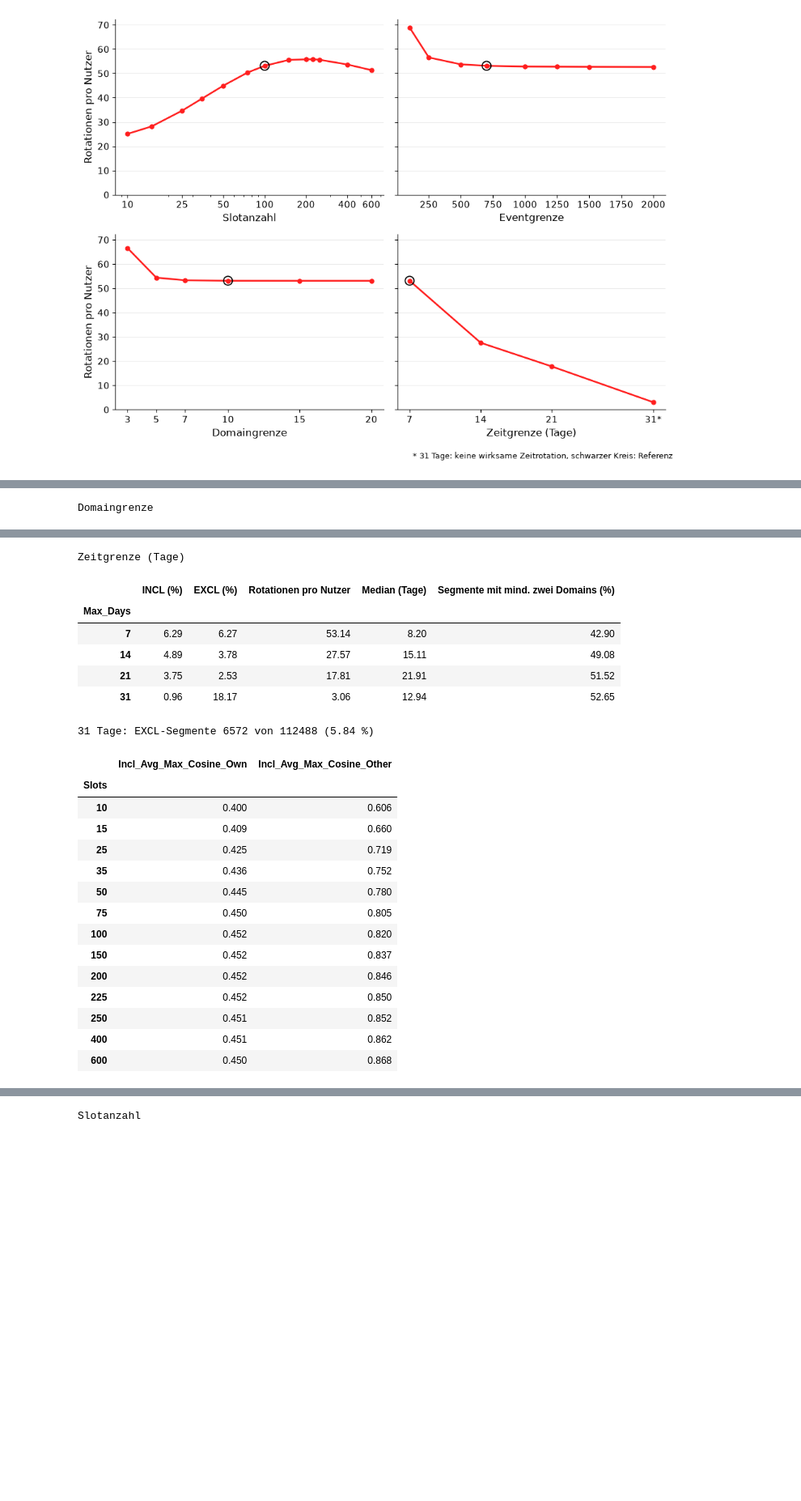
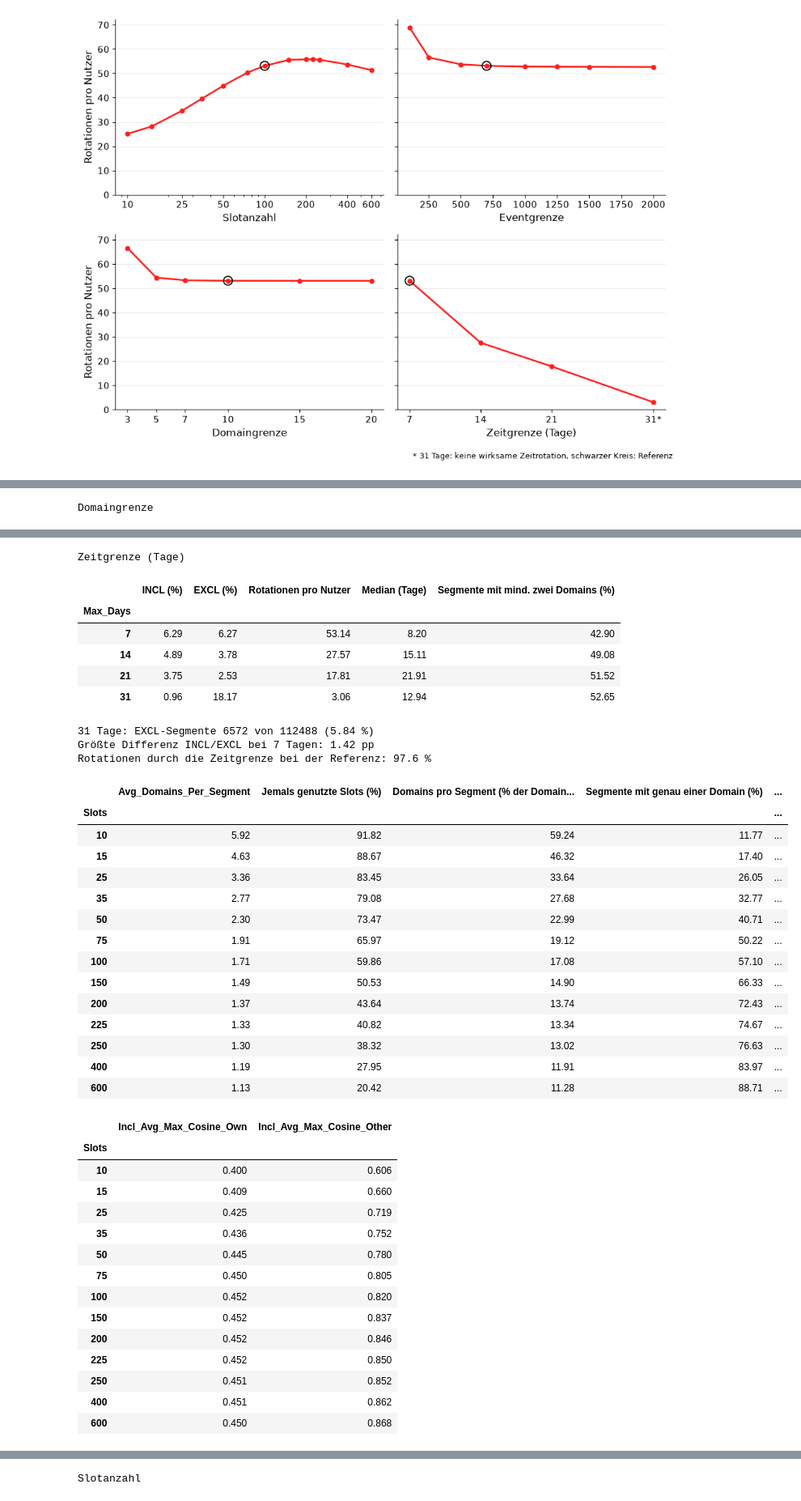
Before and after one commit to CrazyPat/pseudonymRotation, a Jupyter notebook: Auswertung/auswertung.ipynb, the cells around one changed output, grey strips where cells are left out. Shown at 81% size. Drawn from its saved outputs; the diff is of its cells as text; code cells hidden in the pictures; blank space fills up the shorter version.

```diff
--- a/Auswertung/auswertung.ipynb
+++ b/Auswertung/auswertung.ipynb
@@ -16,7 +16,8 @@ import numpy as np
 import pandas as pd
 import matplotlib.pyplot as plt
 import matplotlib.dates as mdates
-# weil eine ebene höher
+from scipy import stats
+# projektordner in den pfad, damit verkettung.py importiert werden kann
 sys.path.insert(0, str(Path.cwd().parent))
 from verkettung import linkage_metrics
 
@@ -34,7 +35,8 @@ trigger_file = results_dir / f"sweep_trigger_analyse{suffix}.csv"
 ranking_file = results_dir / f"verkettungs_ranking{suffix}.csv"
 segments_dir = results_dir / "raw_sweeps"
 
-n_users = 2148
+# anzahl nutzer aus den kennzahlen des datensatzes (2.148)
+n_users = json.loads((results_dir / "dataset_stats.json").read_text(encoding="utf-8"))["basis"]["n_nutzer"]
 ref = {"Slots": 100, "Max_Domains": 10, "Max_Events": 700, "Max_Days": 7}
 ref_name = f"{ref['Slots']}_{ref['Max_Domains']}_{ref['Max_Events']}_{ref['Max_Days']}"
 # Slotanzahlen, für die keep_raw in run_simulation.py existiert
@@ -198,6 +203,17 @@ r = get_series("Max_Days").loc[31]
 # wie viele segmente gehen in die excl rechnung mit ein
 print("31 Tage: EXCL-Segmente", int(r["Excl_Valid_Segments"]), "von", int(r["Incl_Valid_Segments"]), f"({r['Excl_Valid_Segments'] / r['Incl_Valid_Segments'] * 100:.2f} %)")
 
+# größte differenz zwischen incl und excl über alle konfigurationen mit 7 tagen (abschnitt 5.1.2)
+d7 = df[df["Max_Days"] == ref["Max_Days"]]
+print("Größte Differenz INCL/EXCL bei 7 Tagen:", round((d7["INCL (%)"] - d7["EXCL (%)"]).abs().max(), 2), "pp")
+
+# anteil der zeitgrenze an allen rotationen bei der referenz (abschnitt 5.3)
+ref_row = get_series("Slots").loc[ref["Slots"]]
+print("Rotationen durch die Zeitgrenze bei der Referenz:", round(ref_row["Rotation: Zeit"] / (ref_row["Rotation: Zeit"] + ref_row["Rotation: Events"] + ref_row["Rotation: Domains"]) * 100, 1), "%")
+
+# domains pro segment und nutzung der slots entlang der slotreihe (abschnitte 5.2.1 und 5.3)
+display(get_series("Slots")[["Avg_Domains_Per_Segment", "Jemals genutzte Slots (%)", "Domains pro Segment (% der Domaingrenze)", "Segmente mit genau einer Domain (%)", "Aufrufe in Ein-Domain-Segmenten (%)"]].round(2))
+
 # höchste Ähnlichkeit zu einem eigenen bzw. fremden Segment entlang der slotreihe
 get_series("Slots")[["Incl_Avg_Max_Cosine_Own", "Incl_Avg_Max_Cosine_Other"]].round(3)
 # %% [output]
@@ -218,47 +234,64 @@ Slotanzahl
 | 400 | 4.28 | 4.15 | 53.70 | 8.93 | 16.03 |
 | 600 | 4.04 | 3.89 | 51.36 | 8.94 | 11.29 |
 Eventgrenze
 |  | INCL (%) | EXCL (%) | Rotationen pro Nutzer | Median (Tage) | Segmente mit mind. zwei Domains (%) |
 | Max_Events |  |  |  |  |  |
 | 100 | 7.32 | 7.62 | 68.92 | 7.35 | 42.37 |
 | 250 | 6.48 | 6.52 | 56.57 | 8.03 | 42.98 |
 | 500 | 6.24 | 6.24 | 53.73 | 8.17 | 42.94 |
 | 700 | 6.29 | 6.27 | 53.14 | 8.20 | 42.90 |
 | 1000 | 6.22 | 6.20 | 52.85 | 8.23 | 42.92 |
 | 1250 | 6.20 | 6.20 | 52.78 | 8.24 | 42.87 |
 | 1500 | 6.19 | 6.19 | 52.72 | 8.25 | 42.89 |
 | 2000 | 6.19 | 6.19 | 52.65 | 8.26 | 42.90 |
 Domaingrenze
 |  | INCL (%) | EXCL (%) | Rotationen pro Nutzer | Median (Tage) | Segmente mit mind. zwei Domains (%) |
 | Max_Domains |  |  |  |  |  |
 | 3 | 7.48 | 7.85 | 66.56 | 7.26 | 47.78 |
 | 5 | 6.34 | 6.38 | 54.41 | 8.10 | 43.60 |
 | 7 | 6.29 | 6.28 | 53.33 | 8.18 | 43.01 |
 | 10 | 6.29 | 6.27 | 53.14 | 8.20 | 42.90 |
 | 15 | 6.28 | 6.26 | 53.12 | 8.20 | 42.89 |
 | 20 | 6.28 | 6.26 | 53.12 | 8.20 | 42.89 |
 Zeitgrenze (Tage)
 |  | INCL (%) | EXCL (%) | Rotationen pro Nutzer | Median (Tage) | Segmente mit mind. zwei Domains (%) |
 | Max_Days |  |  |  |  |  |
 | 7 | 6.29 | 6.27 | 53.14 | 8.20 | 42.90 |
 | 14 | 4.89 | 3.78 | 27.57 | 15.11 | 49.08 |
 | 21 | 3.75 | 2.53 | 17.81 | 21.91 | 51.52 |
 | 31 | 0.96 | 18.17 | 3.06 | 12.94 | 52.65 |
 31 Tage: EXCL-Segmente 6572 von 112488 (5.84 %)
+Größte Differenz INCL/EXCL bei 7 Tagen: 1.42 pp
+Rotationen durch die Zeitgrenze bei der Referenz: 97.6 %
-|  | Incl_Avg_Max_Cosine_Own | Incl_Avg_Max_Cosine_Other |
-| Slots |  |  |
-| 10 | 0.400 | 0.606 |
-| 15 | 0.409 | 0.660 |
-| 25 | 0.425 | 0.719 |
-| 35 | 0.436 | 0.752 |
-| 50 | 0.445 | 0.780 |
-| 75 | 0.450 | 0.805 |
-| 100 | 0.452 | 0.820 |
-| 150 | 0.452 | 0.837 |
-| 200 | 0.452 | 0.846 |
-| 225 | 0.452 | 0.850 |
-| 250 | 0.451 | 0.852 |
-| 400 | 0.451 | 0.862 |
-| 600 | 0.450 | 0.868 |
+|  | Avg_Domains_Per_Segment | Jemals genutzte Slots (%) | Domains pro Segment (% der Domain... | Segmente mit genau einer Domain (%) | ... |
+| Slots |  |  |  |  | ... |
+| 10 | 5.92 | 91.82 | 59.24 | 11.77 | ... |
+| 15 | 4.63 | 88.67 | 46.32 | 17.40 | ... |
+| 25 | 3.36 | 83.45 | 33.64 | 26.05 | ... |
+| 35 | 2.77 | 79.08 | 27.68 | 32.77 | ... |
+| 50 | 2.30 | 73.47 | 22.99 | 40.71 | ... |
+| 75 | 1.91 | 65.97 | 19.12 | 50.22 | ... |
+| 100 | 1.71 | 59.86 | 17.08 | 57.10 | ... |
+| 150 | 1.49 | 50.53 | 14.90 | 66.33 | ... |
+| 200 | 1.37 | 43.64 | 13.74 | 72.43 | ... |
+| 225 | 1.33 | 40.82 | 13.34 | 74.67 | ... |
+| 250 | 1.30 | 38.32 | 13.02 | 76.63 | ... |
+| 400 | 1.19 | 27.95 | 11.91 | 83.97 | ... |
+| 600 | 1.13 | 20.42 | 11.28 | 88.71 | ... |
+|  | Incl_Avg_Max_Cosine_Own | Incl_Avg_Max_Cosine_Other |
+| Slots |  |  |
+| 10 | 0.400 | 0.606 |
+| 15 | 0.409 | 0.660 |
+| 25 | 0.425 | 0.719 |
+| 35 | 0.436 | 0.752 |
+| 50 | 0.445 | 0.780 |
+| 75 | 0.450 | 0.805 |
+| 100 | 0.452 | 0.820 |
+| 150 | 0.452 | 0.837 |
+| 200 | 0.452 | 0.846 |
+| 225 | 0.452 | 0.850 |
+| 250 | 0.451 | 0.852 |
+| 400 | 0.451 | 0.862 |
+| 600 | 0.450 | 0.868 |
 # %% [markdown]
 ### 1.3 Ausgang der Verkettungsversuche
```
Also changed, not shown: parts of 26 cells of this notebook.
